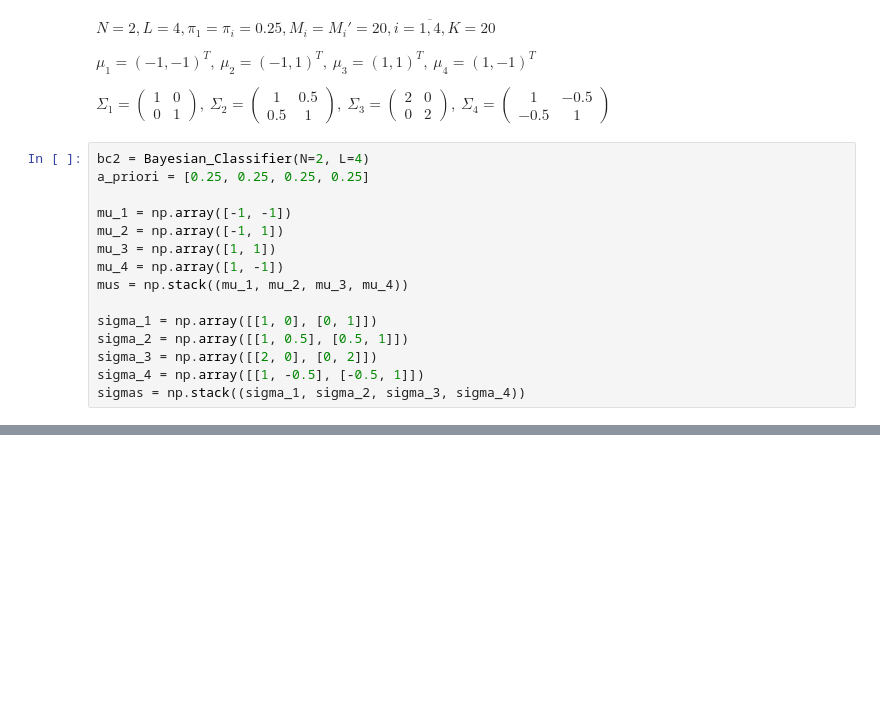
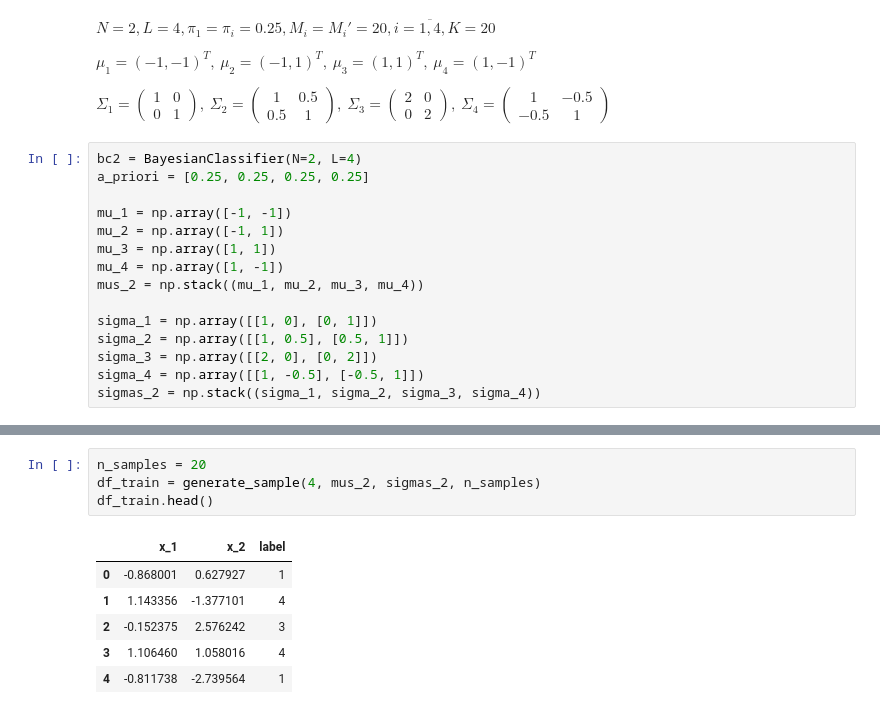
Before and after one commit to Klimentij-Kvl/famcs-archive, a Jupyter notebook: 3-year/Applied Theory of Statistical Solutions/lab3.ipynb, the cells around one changed output, grey strips where cells are left out. Drawn from its saved outputs; the diff is of its cells as text; blank space fills up the shorter version.

```diff
--- a/3-year/Applied Theory of Statistical Solutions/lab3.ipynb
+++ b/3-year/Applied Theory of Statistical Solutions/lab3.ipynb
@@ -214,18 +269,18 @@ $\mu_1 = (-1, -1)^T,\ \mu_2=(-1, 1)^T,\ \mu_3=(1, 1)^T,\ \mu_4=(1,-1)^T$
 
 $\Sigma_1 = \begin{pmatrix} 1 & 0 \\ 0 & 1 \end{pmatrix},\ \Sigma_2 = \begin{pmatrix} 1 & 0.5 \\ 0.5 & 1 \end{pmatrix},\ \Sigma_3 = \begin{pmatrix} 2 & 0 \\ 0 & 2 \end{pmatrix},\ \Sigma_4 = \begin{pmatrix} 1 & -0.5 \\ -0.5 & 1 \end{pmatrix}$
 # %%
-bc2 = Bayesian_Classifier(N=2, L=4)
+bc2 = BayesianClassifier(N=2, L=4)
 a_priori = [0.25, 0.25, 0.25, 0.25]
 
 mu_1 = np.array([-1, -1])
 mu_2 = np.array([-1, 1])
 mu_3 = np.array([1, 1])
 mu_4 = np.array([1, -1])
-mus = np.stack((mu_1, mu_2, mu_3, mu_4))
+mus_2 = np.stack((mu_1, mu_2, mu_3, mu_4))
 
 sigma_1 = np.array([[1, 0], [0, 1]])
 sigma_2 = np.array([[1, 0.5], [0.5, 1]])
 sigma_3 = np.array([[2, 0], [0, 2]])
 sigma_4 = np.array([[1, -0.5], [-0.5, 1]])
-sigmas = np.stack((sigma_1, sigma_2, sigma_3, sigma_4))
+sigmas_2 = np.stack((sigma_1, sigma_2, sigma_3, sigma_4))
 # %%
@@ -239,3 +294,14 @@ print(bc2.predict(x2))
 # %% [output]
 [np.float64(0.25902269000662936), np.float64(0.11003040099512004), np.float64(0.21352810930394764), np.float64(0.41741879969430284)]
 [np.float64(0.026983142419110415), np.float64(0.11820101424937246), np.float64(0.7366148290821446), np.float64(0.11820101424937246)]
+# %%
+n_samples = 20
+df_train = generate_sample(4, mus_2, sigmas_2, n_samples)
+df_train.head()
+# %% [output]
+|  | x_1 | x_2 | label |
+| 0 | -0.868001 | 0.627927 | 1 |
+| 1 | 1.143356 | -1.377101 | 4 |
+| 2 | -0.152375 | 2.576242 | 3 |
+| 3 | 1.106460 | 1.058016 | 4 |
+| 4 | -0.811738 | -2.739564 | 1 |
```
Also changed, not shown: parts of 14 cells of this notebook.
